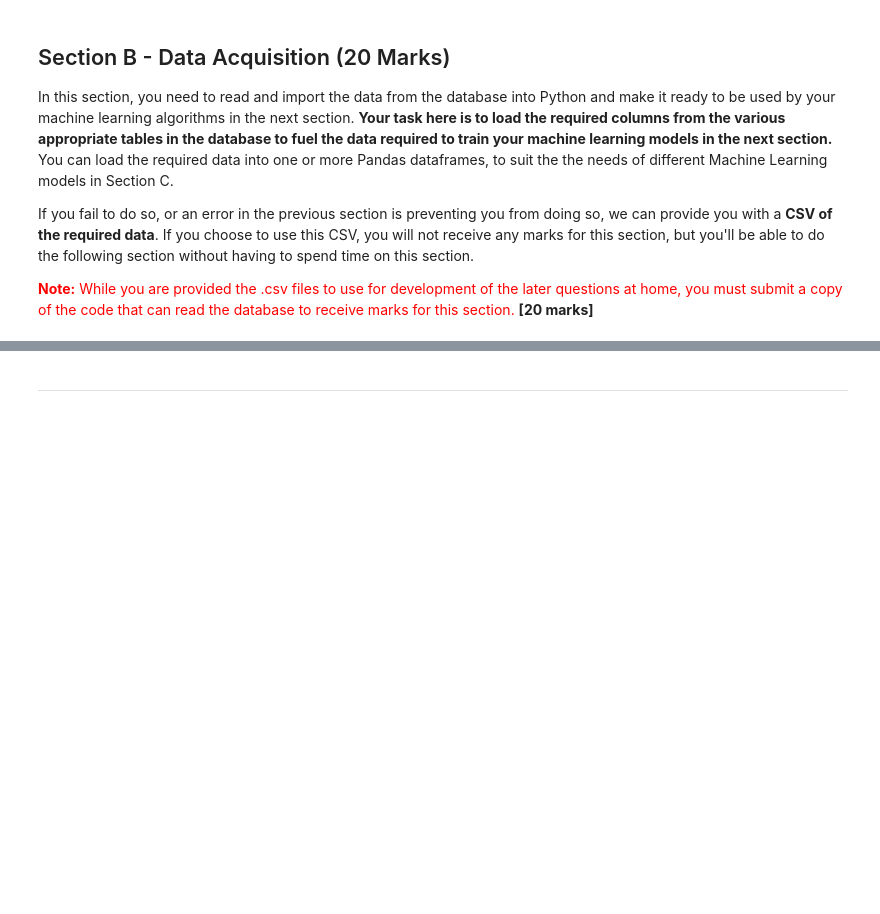
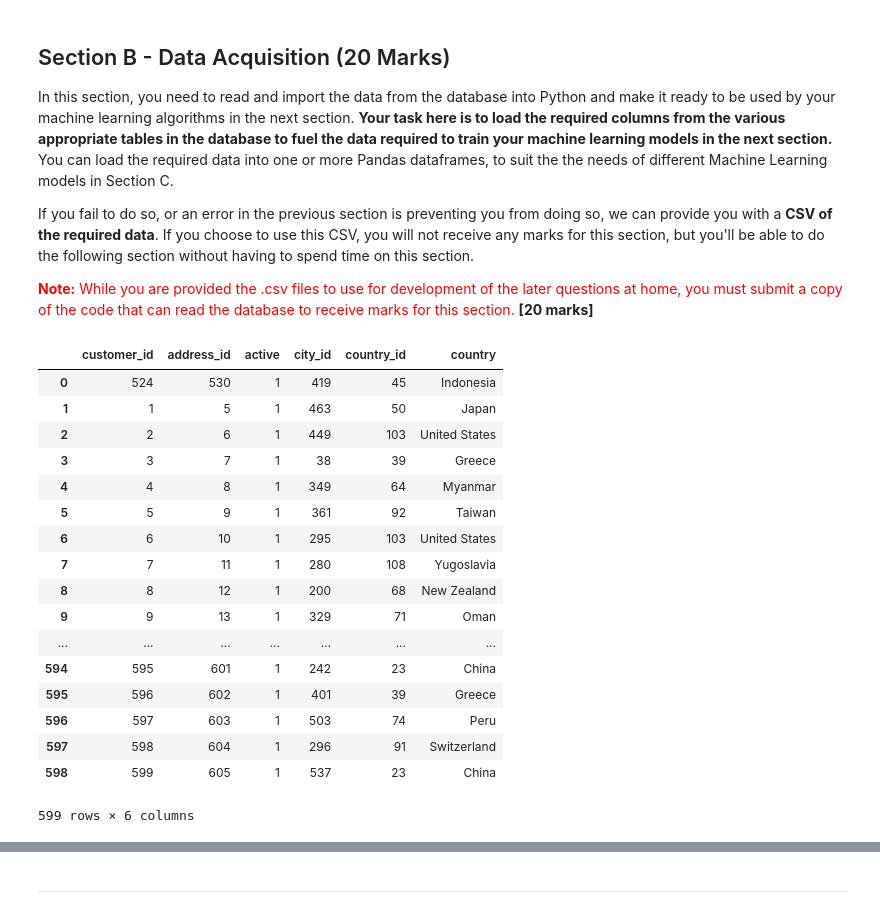
Before and after one commit to DannyFirmin/ML-KMeans-KNN-DecisionTrees, a Jupyter notebook: Assignment-2.ipynb, the cells around one changed output, grey strips where cells are left out. Saved outputs shown, nothing was run; the diff lists cells and outputs as text; code cells hidden in the pictures; blank space fills up the shorter version.

```diff
--- a/Assignment-2.ipynb
+++ b/Assignment-2.ipynb
@@ -289,0 +294,21 @@ df_customer_country = df_customer_country[["customer_id","store_id","address_id"
+# %%
+df_customer_country
+# %% [output]
+|  | customer_id | address_id | active | city_id | country_id | country |
+| 0 | 524 | 530 | 1 | 419 | 45 | Indonesia |
+| 1 | 1 | 5 | 1 | 463 | 50 | Japan |
+| 2 | 2 | 6 | 1 | 449 | 103 | United States |
+| 3 | 3 | 7 | 1 | 38 | 39 | Greece |
+| 4 | 4 | 8 | 1 | 349 | 64 | Myanmar |
+| 5 | 5 | 9 | 1 | 361 | 92 | Taiwan |
+| 6 | 6 | 10 | 1 | 295 | 103 | United States |
+| 7 | 7 | 11 | 1 | 280 | 108 | Yugoslavia |
+| 8 | 8 | 12 | 1 | 200 | 68 | New Zealand |
+| 9 | 9 | 13 | 1 | 329 | 71 | Oman |
+| ... | ... | ... | ... | ... | ... | ... |
+| 594 | 595 | 601 | 1 | 242 | 23 | China |
+| 595 | 596 | 602 | 1 | 401 | 39 | Greece |
+| 596 | 597 | 603 | 1 | 503 | 74 | Peru |
+| 597 | 598 | 604 | 1 | 296 | 91 | Switzerland |
+| 598 | 599 | 605 | 1 | 537 | 23 | China |
+599 rows × 6 columns
```
Also changed, not shown: parts of 9 cells of this notebook, 1 other file.
